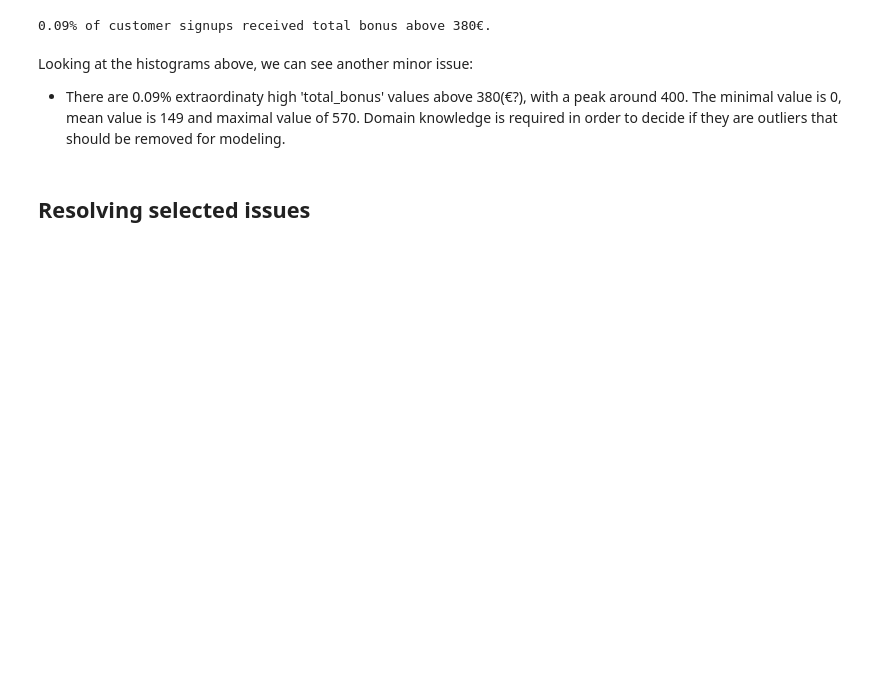
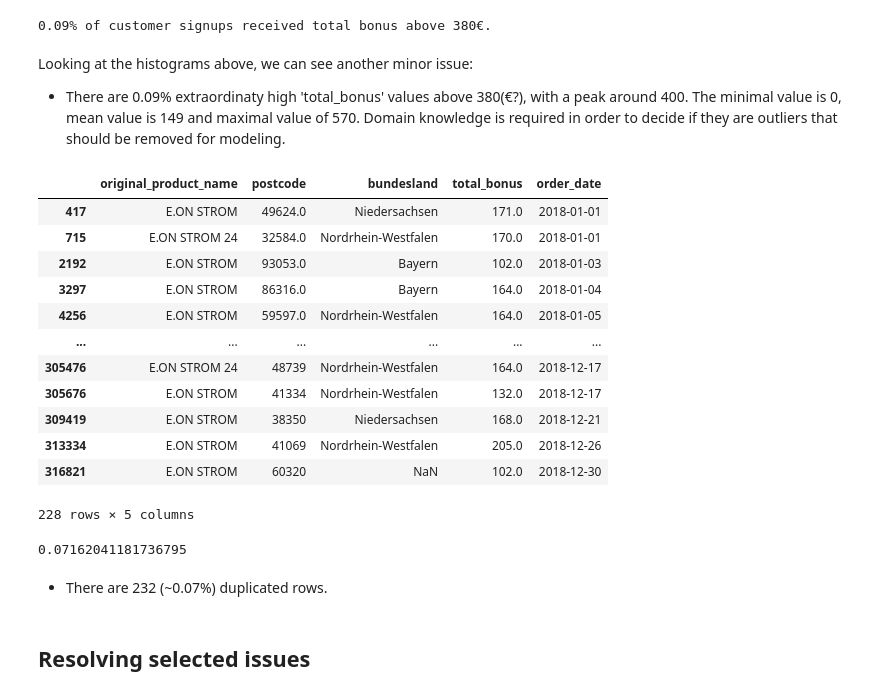
Before and after one commit to kalemaria/energy-signup, a Jupyter notebook: code/data_cleaning.ipynb, the cells around one changed output. Drawn from its saved outputs; the diff is of its cells as text; code cells hidden in the pictures; blank space fills up the shorter version.

Commit message:
Discover duplicates

```diff
--- a/code/data_cleaning.ipynb
+++ b/code/data_cleaning.ipynb
@@ -94,6 +94,32 @@ Looking at the histograms above, we can see another minor issue:
 * There are 0.09% extraordinaty high 'total_bonus' values above 380(€?), with a peak around 400.
 The minimal value is 0, mean value is 149 and maximal value of 570.
 Domain knowledge is required in order to decide if they are outliers that should be removed for modeling.
+# %%
+# Check for duplicates considering all columns
+duplicates = df.duplicated(keep='first')
+df[duplicates]
+# To drop duplicates:
+#df = df.drop_duplicates()
+# %% [output]
+|  | original_product_name | postcode | bundesland | total_bonus | order_date |
+| 417 | E.ON STROM | 49624.0 | Niedersachsen | 171.0 | 2018-01-01 |
+| 715 | E.ON STROM 24 | 32584.0 | Nordrhein-Westfalen | 170.0 | 2018-01-01 |
+| 2192 | E.ON STROM | 93053.0 | Bayern | 102.0 | 2018-01-03 |
+| 3297 | E.ON STROM | 86316.0 | Bayern | 164.0 | 2018-01-04 |
+| 4256 | E.ON STROM | 59597.0 | Nordrhein-Westfalen | 164.0 | 2018-01-05 |
+| ... | ... | ... | ... | ... | ... |
+| 305476 | E.ON STROM 24 | 48739 | Nordrhein-Westfalen | 164.0 | 2018-12-17 |
+| 305676 | E.ON STROM | 41334 | Nordrhein-Westfalen | 132.0 | 2018-12-17 |
+| 309419 | E.ON STROM | 38350 | Niedersachsen | 168.0 | 2018-12-21 |
+| 313334 | E.ON STROM | 41069 | Nordrhein-Westfalen | 205.0 | 2018-12-26 |
+| 316821 | E.ON STROM | 60320 | NaN | 102.0 | 2018-12-30 |
+228 rows × 5 columns
+# %%
+sum(duplicates)/len(df)*100
+# %% [output]
+0.07162041181736795
+# %% [markdown]
+* There are 232 (~0.07%) duplicated rows.
 # %% [markdown]
 ## Resolving selected issues
 # %% [markdown]
```
Also changed, not shown: 1 other file.
